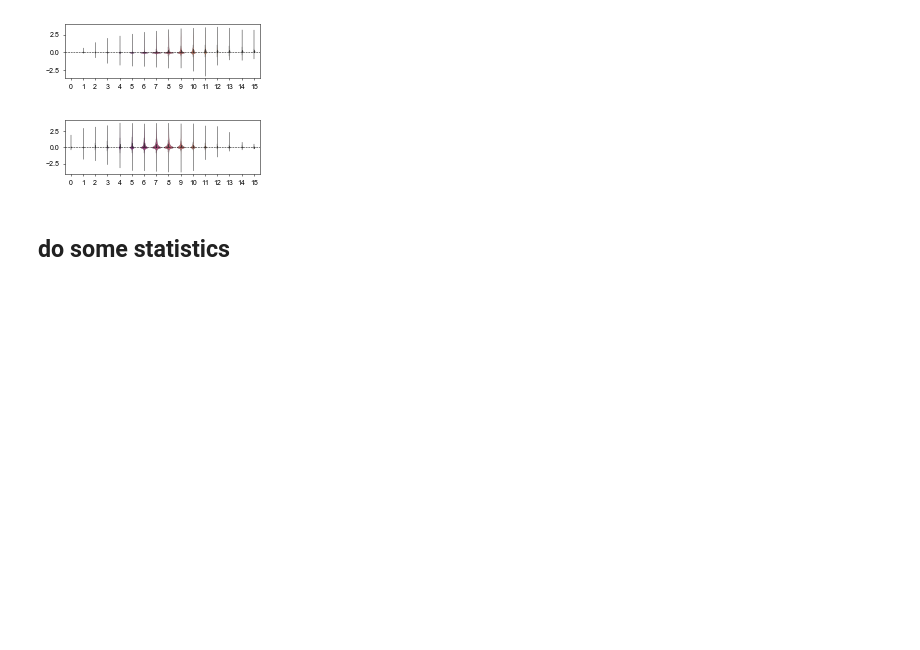
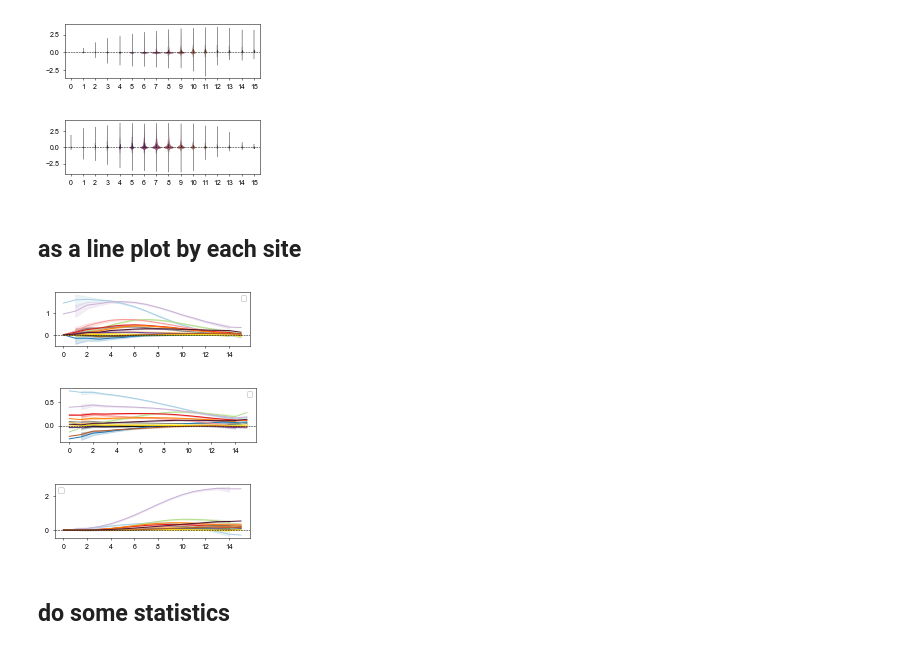
Before and after one commit to Ctharp17/CH65-comblib, a Jupyter notebook: Figures/Kd_figures/General_Landscape.ipynb, the cells around one changed output. Saved outputs shown, nothing was run; the diff lists cells and outputs as text; code cells hidden in the pictures; blank space fills up the shorter version.

Commit message:
adding deltakd plots

```diff
--- a/Figures/Kd_figures/General_Landscape.ipynb
+++ b/Figures/Kd_figures/General_Landscape.ipynb
@@ -923,6 +923,47 @@ plt.ylabel('',fontsize=7,labelpad=1)
 plt.savefig('images/CH65_G189E_dKd_num.png',transparent=True, dpi=600,bbox_inches='tight')
 # %% [output]
 [figure]
+# %% [markdown]
+## as a line plot by each site
+# %%
+mutation_names = ['N26D','S29R','Y35N','Y48C','D49Y','V98I','G31D','Y33H','M34I','H35N','N52H','G57D','L83V','S84N','R85G','R87K']
+fig, ax = plt.subplots(figsize=(3.5,1))
+ax = sns.lineplot(x="Number of mutations", y="deltaKd", hue="Mutation",data=dG189E,linewidth=1,palette=colors)
+plt.xlabel('Mutation position',fontsize=7,labelpad=0)
+plt.axhline(y=0,linestyle='dashed',linewidth=0.5,color='black')
+plt.title('', fontsize=10)
+plt.legend('')
+plt.xlabel('',fontsize=7,labelpad=0)
+plt.ylabel('',fontsize=7,labelpad=1)
+plt.savefig('images/CH65_G189E_dKdline.png',transparent=True, dpi=600,bbox_inches='tight')
+# %% [output]
+[figure, added]
+# %%
+mutation_names = ['N26D','S29R','Y35N','Y48C','D49Y','V98I','G31D','Y33H','M34I','H35N','N52H','G57D','L83V','S84N','R85G','R87K']
+fig, ax = plt.subplots(figsize=(3.5,1))
+ax = sns.lineplot(x="Number of mutations", y="deltaKd", hue="Mutation",data=dMA90,linewidth=1,palette=colors)
+plt.xlabel('Mutation position',fontsize=7,labelpad=0)
+plt.axhline(y=0,linestyle='dashed',linewidth=0.5,color='black')
+plt.title('', fontsize=10)
+plt.legend('')
+plt.xlabel('',fontsize=7,labelpad=0)
+plt.ylabel('',fontsize=7,labelpad=1)
+plt.savefig('images/CH65_MA90_dKdline.png',transparent=True, dpi=600,bbox_inches='tight')
+# %% [output]
+[figure, added]
+# %%
+mutation_names = ['N26D','S29R','Y35N','Y48C','D49Y','V98I','G31D','Y33H','M34I','H35N','N52H','G57D','L83V','S84N','R85G','R87K']
+fig, ax = plt.subplots(figsize=(3.5,1))
+ax = sns.lineplot(x="Number of mutations", y="deltaKd", hue="Mutation",data=dSI06,linewidth=1,palette=colors)
+plt.xlabel('Mutation position',fontsize=7,labelpad=0)
+plt.axhline(y=0,linestyle='dashed',linewidth=0.5,color='black')
+plt.title('', fontsize=10)
+plt.legend('')
+plt.xlabel('',fontsize=7,labelpad=0)
+plt.ylabel('',fontsize=7,labelpad=1)
+plt.savefig('images/CH65_SI06_dKdline.png',transparent=True, dpi=600,bbox_inches='tight')
+# %% [output]
+[figure, added]
 # %% [markdown]
 ## do some statistics
 # %%
```
Also changed, not shown: parts of 1 cell of this notebook, 10 other files.
